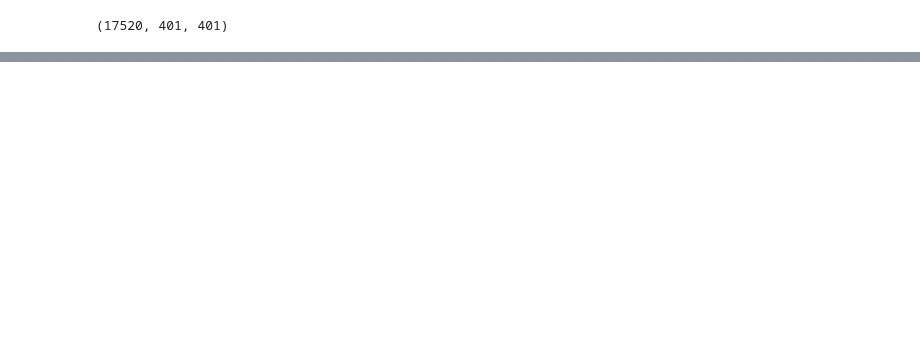
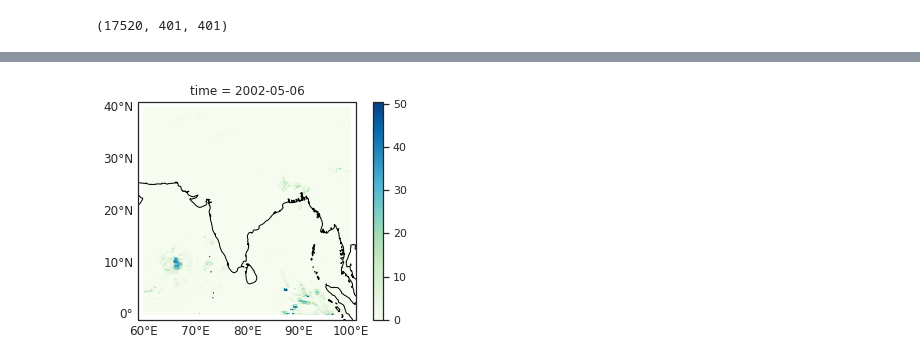
Before and after one commit to adisen99/msc_project, a Jupyter notebook: test.ipynb, the cells around one changed output, grey strips where cells are left out. Cells and saved outputs as stored; diff of their text form; code cells hidden in the pictures; blank space fills up the shorter version.

```diff
--- a/test.ipynb
+++ b/test.ipynb
@@ -36,0 +204,12 @@ ds1.precipitationCal.shape
+# %%
+ax = plt.axes(projection=ccrs.PlateCarree())
+ax.set_extent([59, 101, -1, 41], crs=ccrs.PlateCarree())
+dr_out.transpose('time', 'lat', 'lon').isel(time = 6000).plot(ax = ax)
+ax.coastlines()
+gridliner = ax.gridlines(crs=ccrs.PlateCarree(), draw_labels=True, linewidth=2, color='gray', alpha=0.1, linestyle='--')
+gridliner.top_labels = False
+gridliner.right_labels = False
+gridliner.ylines = False  # you need False
+gridliner.xlines = False  # you need False
+# %% [output]
+[figure, added]
```
Also changed, not shown: parts of 7 cells of this notebook, 6 other files.
